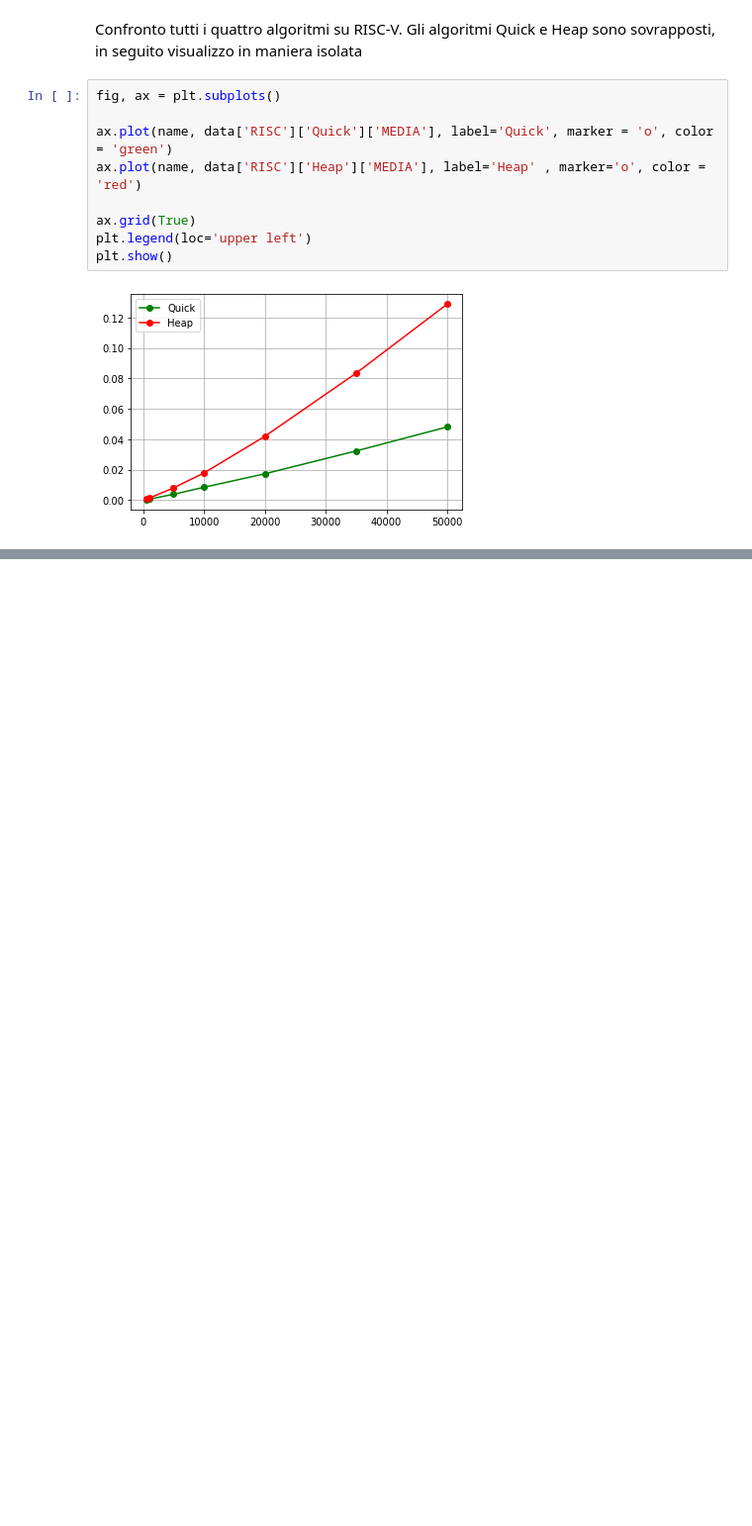
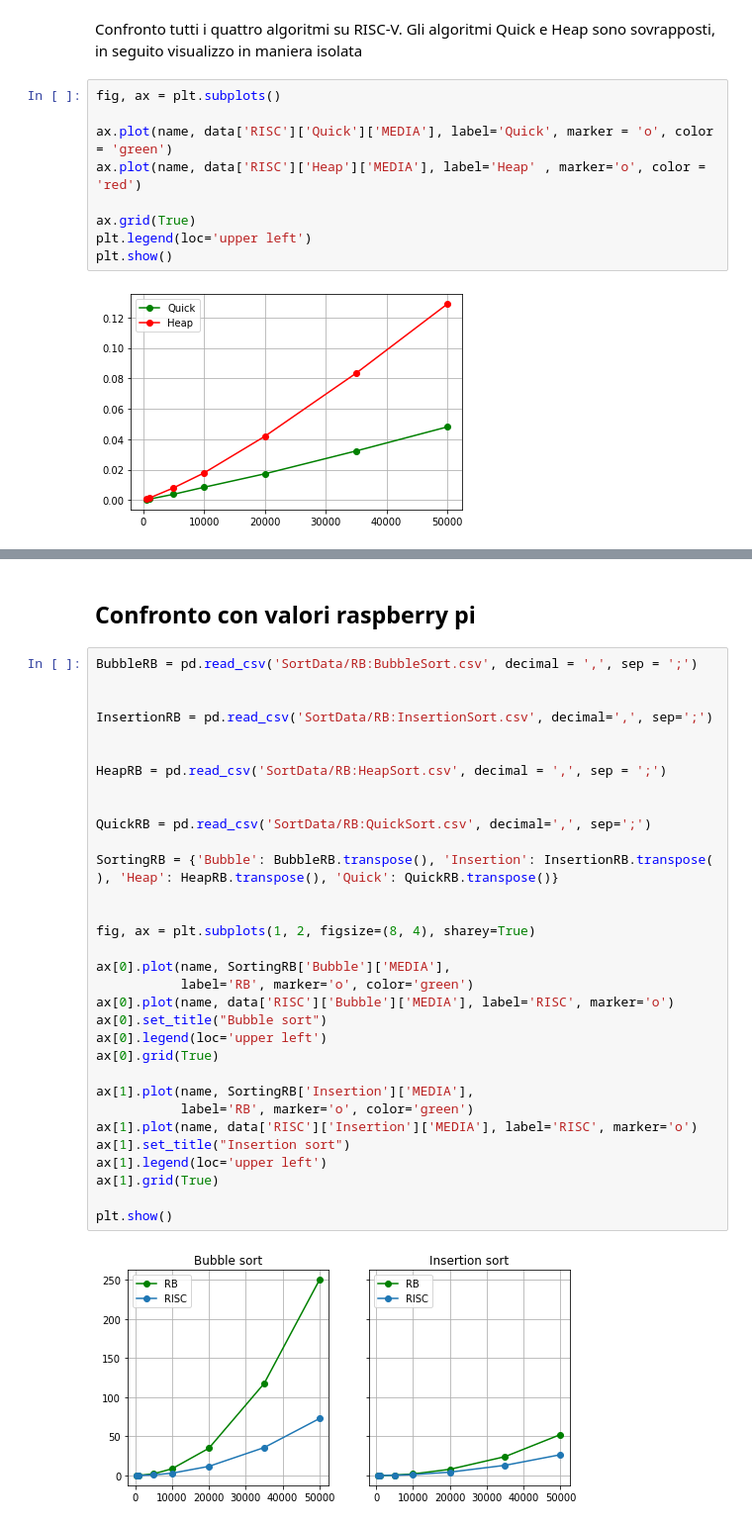
Before and after one commit to MattiaBianchessi/Testing_RISC-V, a Jupyter notebook: Sorting/RisultatiSorting.ipynb, the cells around one changed output, grey strips where cells are left out. Shown at 99% size. Drawn from its saved outputs; the diff is of its cells as text; blank space fills up the shorter version.

```diff
--- a/Sorting/RisultatiSorting.ipynb
+++ b/Sorting/RisultatiSorting.ipynb
@@ -182,0 +204,37 @@ plt.show()
+# %% [markdown]
+## Confronto con valori raspberry pi
+# %%
+BubbleRB = pd.read_csv('SortData/RB:BubbleSort.csv', decimal = ',', sep = ';')
+
+
+InsertionRB = pd.read_csv('SortData/RB:InsertionSort.csv', decimal=',', sep=';')
+
+
+HeapRB = pd.read_csv('SortData/RB:HeapSort.csv', decimal = ',', sep = ';')
+
+
+QuickRB = pd.read_csv('SortData/RB:QuickSort.csv', decimal=',', sep=';')
+
+SortingRB = {'Bubble': BubbleRB.transpose(), 'Insertion': InsertionRB.transpose(
+), 'Heap': HeapRB.transpose(), 'Quick': QuickRB.transpose()}
+
+
+fig, ax = plt.subplots(1, 2, figsize=(8, 4), sharey=True)
+
+ax[0].plot(name, SortingRB['Bubble']['MEDIA'],
+           label='RB', marker='o', color='green')
+ax[0].plot(name, data['RISC']['Bubble']['MEDIA'], label='RISC', marker='o')
+ax[0].set_title("Bubble sort")
+ax[0].legend(loc='upper left')
+ax[0].grid(True)
+
+ax[1].plot(name, SortingRB['Insertion']['MEDIA'],
+           label='RB', marker='o', color='green')
+ax[1].plot(name, data['RISC']['Insertion']['MEDIA'], label='RISC', marker='o')
+ax[1].set_title("Insertion sort")
+ax[1].legend(loc='upper left')
+ax[1].grid(True)
+
+plt.show()
+# %% [output]
+[figure, added]
```
Also changed, not shown: parts of 4 cells of this notebook, 17 other files.
